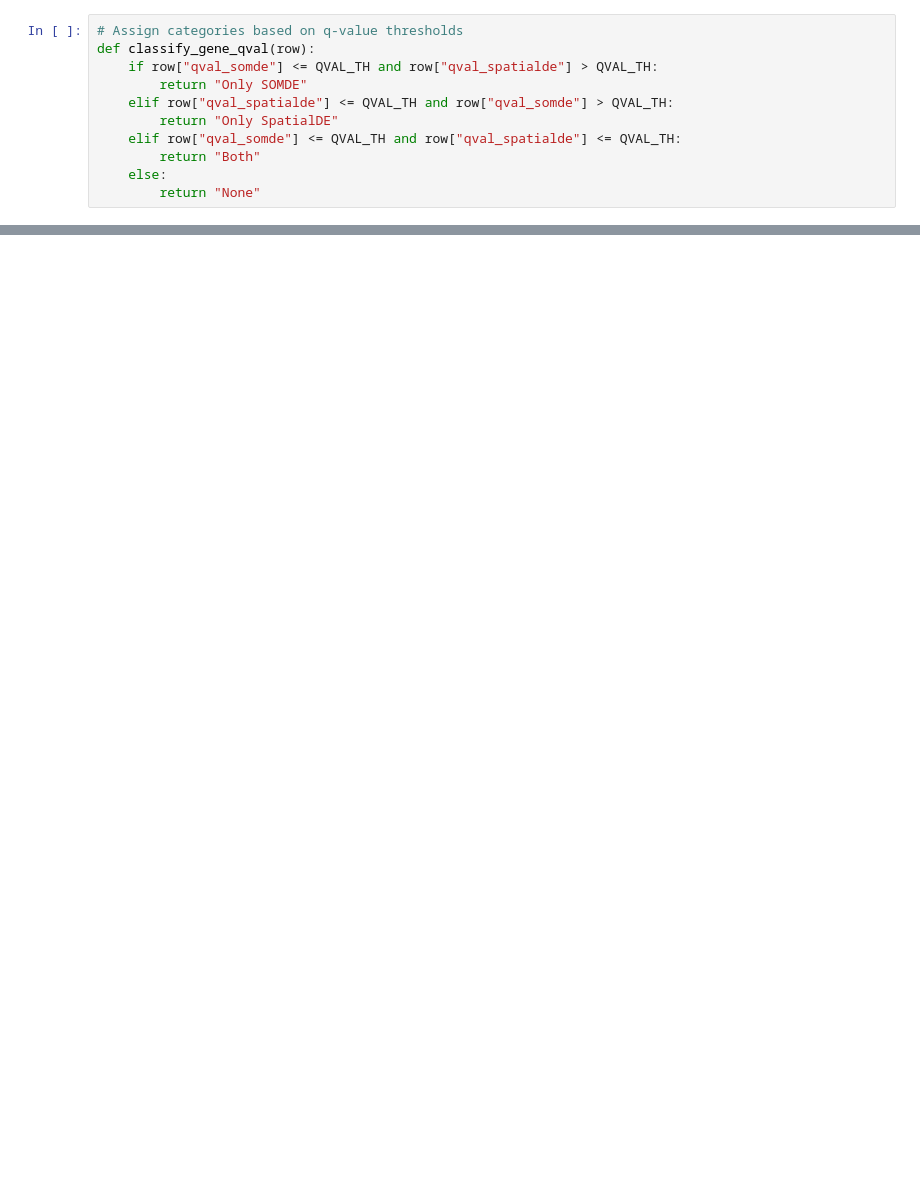
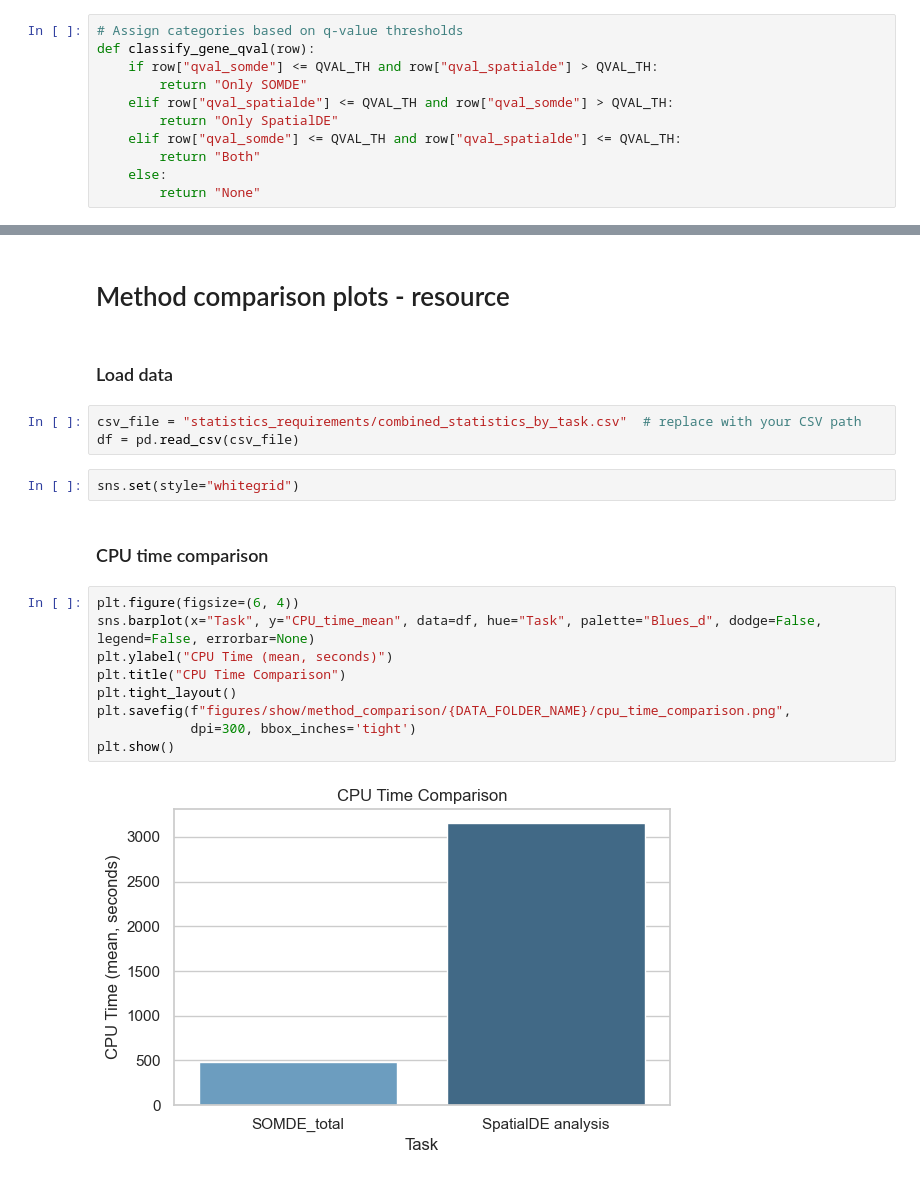
Before and after one commit to nikolienka24/IV114_ST, a Jupyter notebook: method_comparison.ipynb, the cells around one changed output, grey strips where cells are left out. Drawn from its saved outputs; the diff is of its cells as text; blank space fills up the shorter version.

Commit message:
add requirements plots

```diff
--- a/method_comparison.ipynb
+++ b/method_comparison.ipynb
@@ -353,0 +353,22 @@ plt.show()
+# %% [markdown]
+# Method comparison plots - resource
+# %% [markdown]
+### Load data
+# %%
+csv_file = "statistics_requirements/combined_statistics_by_task.csv"  # replace with your CSV path
+df = pd.read_csv(csv_file)
+# %%
+sns.set(style="whitegrid")
+# %% [markdown]
+### CPU time comparison
+# %%
+plt.figure(figsize=(6, 4))
+sns.barplot(x="Task", y="CPU_time_mean", data=df, hue="Task", palette="Blues_d", dodge=False, legend=False, errorbar=None)
+plt.ylabel("CPU Time (mean, seconds)")
+plt.title("CPU Time Comparison")
+plt.tight_layout()
+plt.savefig(f"figures/show/method_comparison/{DATA_FOLDER_NAME}/cpu_time_comparison.png",
+            dpi=300, bbox_inches='tight')
+plt.show()
+# %% [output]
+[figure, added]
```
Also changed, not shown: parts of 17 cells of this notebook, 1 other file.
